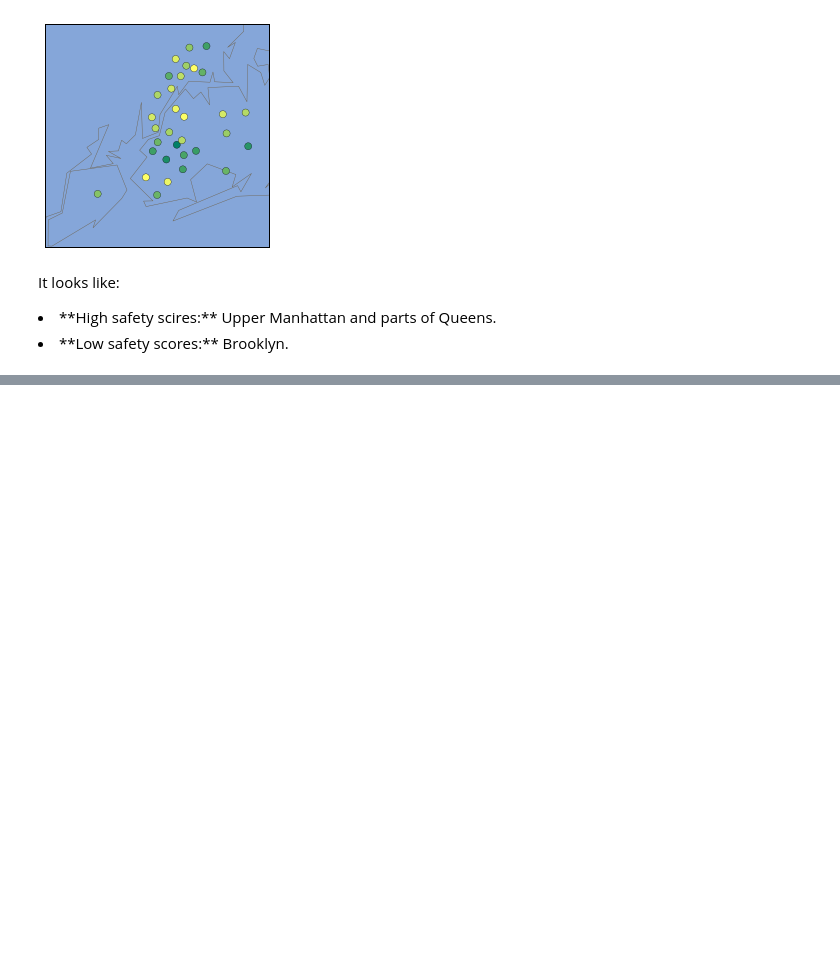
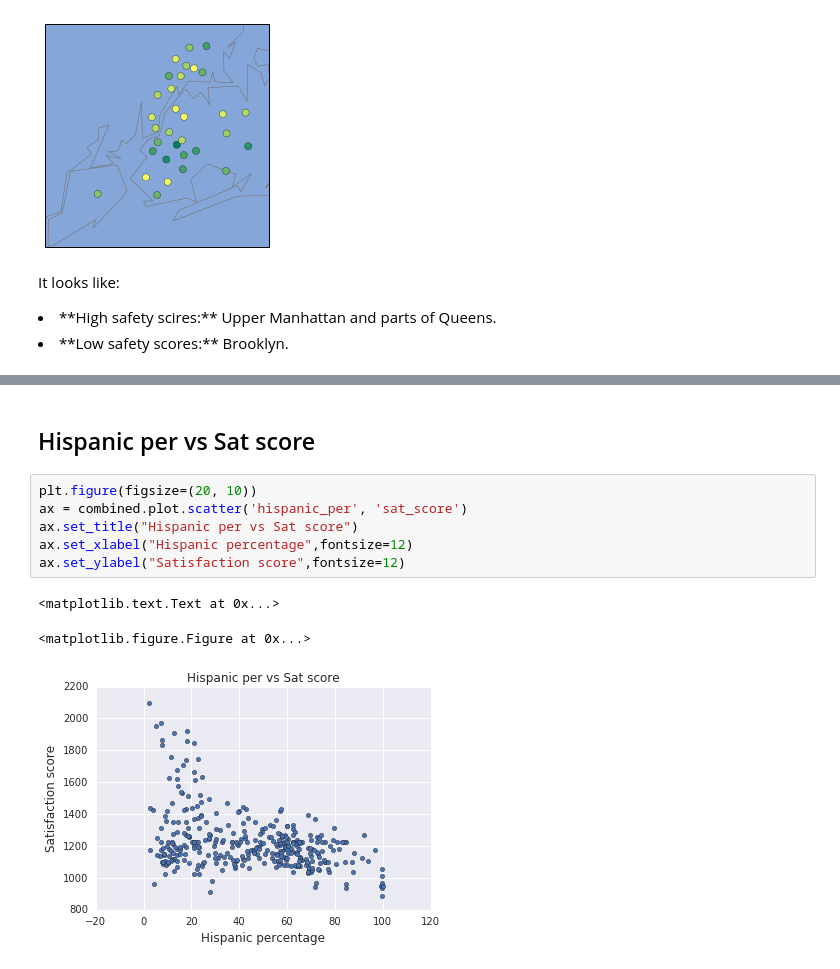
Before and after one commit to raduspaimoc/DataQuest-Projects, a Jupyter notebook: Analyzing NYC High School Data/Schools.ipynb, the cells around one changed output, grey strips where cells are left out. Drawn from its saved outputs; the diff is of its cells as text; blank space fills up the shorter version.

```diff
--- a/Analyzing NYC High School Data/Schools.ipynb
+++ b/Analyzing NYC High School Data/Schools.ipynb
@@ -265,0 +290,12 @@ It looks like:
+# %% [markdown]
+## Hispanic per vs Sat score
+# %%
+plt.figure(figsize=(20, 10))
+ax = combined.plot.scatter('hispanic_per', 'sat_score')
+ax.set_title("Hispanic per vs Sat score")
+ax.set_xlabel("Hispanic percentage",fontsize=12)
+ax.set_ylabel("Satisfaction score",fontsize=12)
+# %% [output]
+<matplotlib.text.Text at 0x...>
+<matplotlib.figure.Figure at 0x...>
+[figure, added]
```
Also changed, not shown: parts of 10 cells of this notebook.
